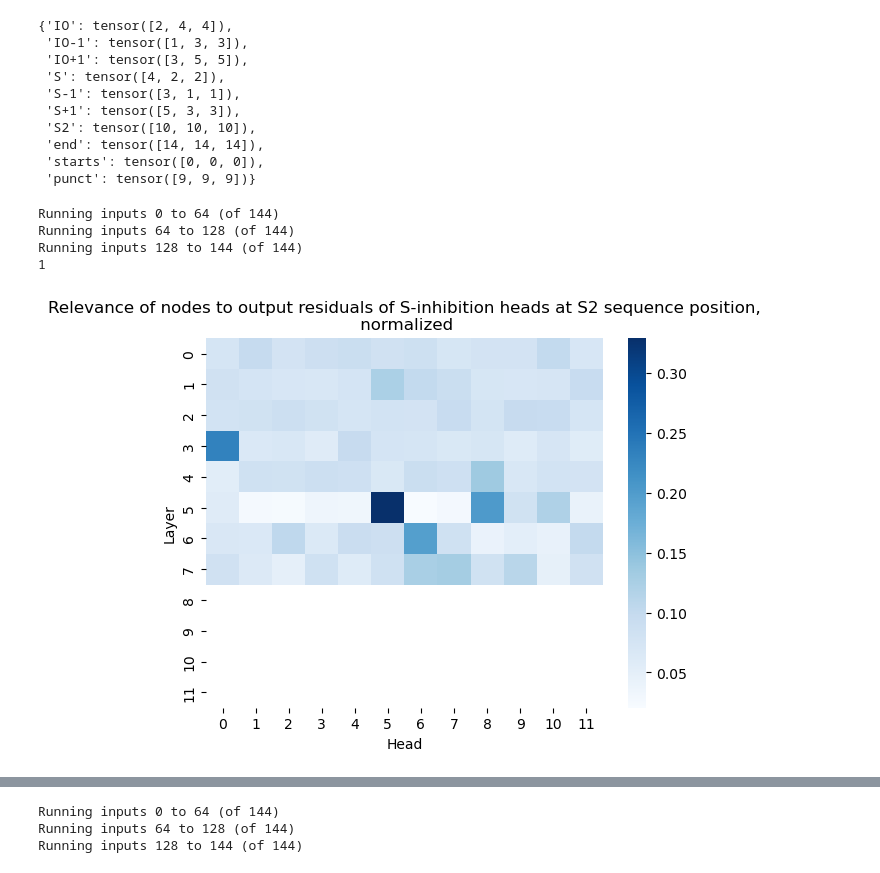
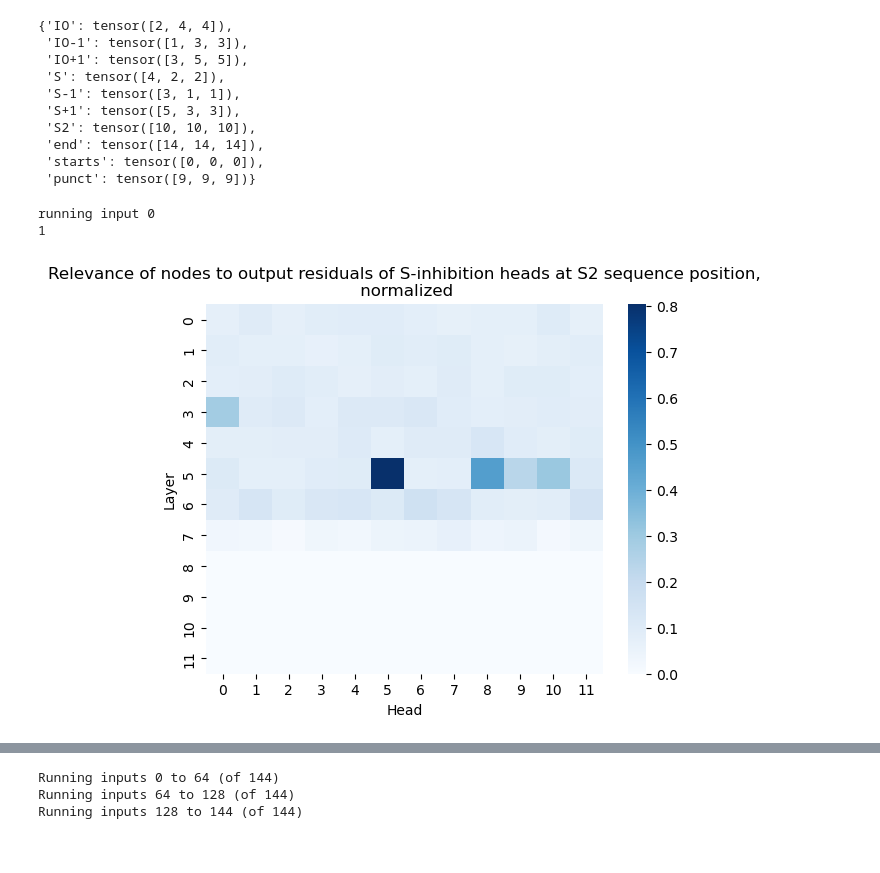
Before and after one commit to adelaidehsu/CD_Circuit, a Jupyter notebook: notebooks/GPT_sanity_checks.ipynb, the cells around one changed output, grey strips where cells are left out. Cells and saved outputs as stored; diff of their text form; code cells hidden in the pictures.

```diff
--- a/notebooks/GPT_sanity_checks.ipynb
+++ b/notebooks/GPT_sanity_checks.ipynb
@@ -1028,7 +1017,7 @@ ioi_dataset.word_idx
  'punct': tensor([9, 9, 9])}
 # %%
 s2_pos = ioi_dataset.word_idx['S2'][0]
-target_nodes = [Node(8, 14, 10), Node(8, 14, 6), Node(7, 14, 9), Node(7, 14, 3), Node(5, 14, 10)] # here we assume that we only ever tried to ablate one node at once; our method doesn't handle anything else
+target_nodes = [Node(8, 14, 10), Node(7, 14, 9), Node(7, 14, 3)] # here we assume that we only ever tried to ablate one node at once; our method doesn't handle anything else
 
 ranges = [
         [layer for layer in range(12)],
@@ -1061,38 +1050,36 @@ results.sort(key=operator.attrgetter('score'), reverse=True)
 '''
 print(1)
 # %% [output]
-Running inputs 0 to 64 (of 144)
-Running inputs 64 to 128 (of 144)
-Running inputs 128 to 144 (of 144)
+running input 0
 1
 # %%
 relevances = np.zeros((12, 12))
 
 for layer_idx in range(12):
     for head_idx in range(12):
         score = 0
         target_decomp = target_decomps[12 * layer_idx + head_idx]
 
         for i in range(len(target_decomp.target_nodes)):
             rels_magnitude = torch.mean(abs(target_decomp.rels[i])) # np.mean if you are on cpu
             irrels_magnitude = torch.mean(abs(target_decomp.irrels[i])) # np.mean if you are on cpu
             target_node_score = rels_magnitude / (rels_magnitude + irrels_magnitude)
             score += (target_node_score) * (1.5 ** target_decomp.ablation_set[0].layer_idx)
         if target_decomp.ablation_set[0] in target_nodes:
             score = 0
         relevances[layer_idx, head_idx] = score
 
-sums_per_layer = np.sum(relevances, axis=1)
-normalized_relevances = relevances / np.expand_dims(sums_per_layer, 1)
+# sums_per_layer = np.sum(relevances, axis=1)
+# normalized_relevances = relevances / np.expand_dims(sums_per_layer, 1)
 
-s = sns.heatmap(normalized_relevances, xticklabels = range(12), yticklabels = range(12), cmap='Blues', cbar_kws={'label': ''})
+s = sns.heatmap(relevances, xticklabels = range(12), yticklabels = range(12), cmap='Blues', cbar_kws={'label': ''})
 s.set(xlabel='Head', ylabel='Layer')
 #token = ioi_dataset.tokenized_prompts[0].split('|')[seq_idx]
 plt.title("Relevance of nodes to output residuals of S-inhibition heads at S2 sequence position,\n normalized")
 # 5.5, 6.9, (5.8, 5.9)
 plt.show()
 # %% [output]
-[figure, old version]
+[figure, new version]
 # %%
 Result = collections.namedtuple('Result', ('ablation_set', 'score'))
 results = []
```
Also changed, not shown: parts of 15 cells of this notebook, 5 other files.
